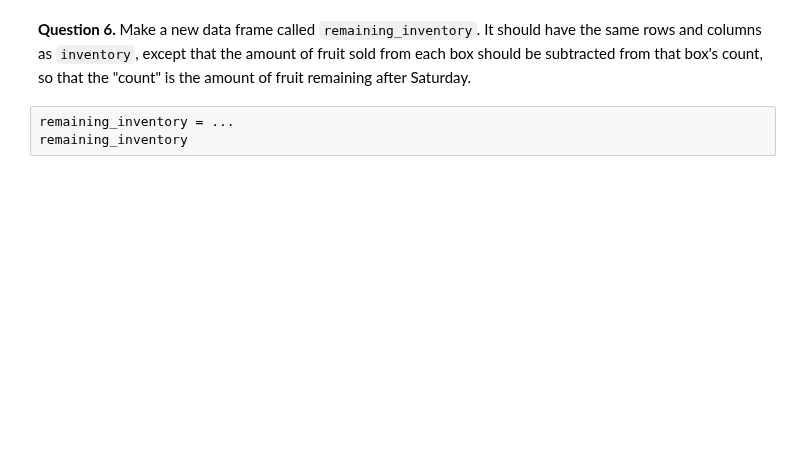
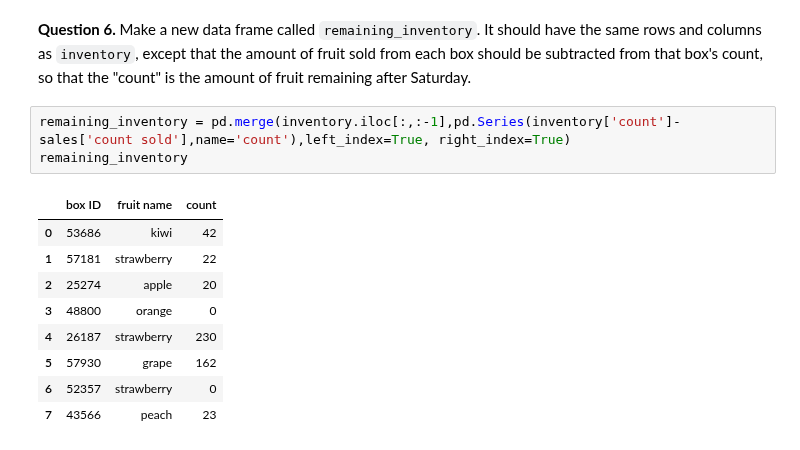
Before and after one commit to mattzhao-R/data-118, a Jupyter notebook: hw/HW02_AUT22-C.ipynb, the cells around one changed output. Drawn from its saved outputs; the diff is of its cells as text; blank space fills up the shorter version.

```diff
--- a/hw/HW02_AUT22-C.ipynb
+++ b/hw/HW02_AUT22-C.ipynb
@@ -153,5 +297,15 @@ total_revenue
 # %% [markdown]
 **Question 6.** Make a new data frame called `remaining_inventory`.  It should have the same rows and columns as `inventory`, except that the amount of fruit sold from each box should be subtracted from that box's count, so that the "count" is the amount of fruit remaining after Saturday.
-# %%
-remaining_inventory = ...
-remaining_inventory
+# %%
+remaining_inventory = pd.merge(inventory.iloc[:,:-1],pd.Series(inventory['count']-sales['count sold'],name='count'),left_index=True, right_index=True)
+remaining_inventory
+# %% [output]
+|  | box ID | fruit name | count |
+| 0 | 53686 | kiwi | 42 |
+| 1 | 57181 | strawberry | 22 |
+| 2 | 25274 | apple | 20 |
+| 3 | 48800 | orange | 0 |
+| 4 | 26187 | strawberry | 230 |
+| 5 | 57930 | grape | 162 |
+| 6 | 52357 | strawberry | 0 |
+| 7 | 43566 | peach | 23 |
```
Also changed, not shown: parts of 28 cells of this notebook, 3 other files.
